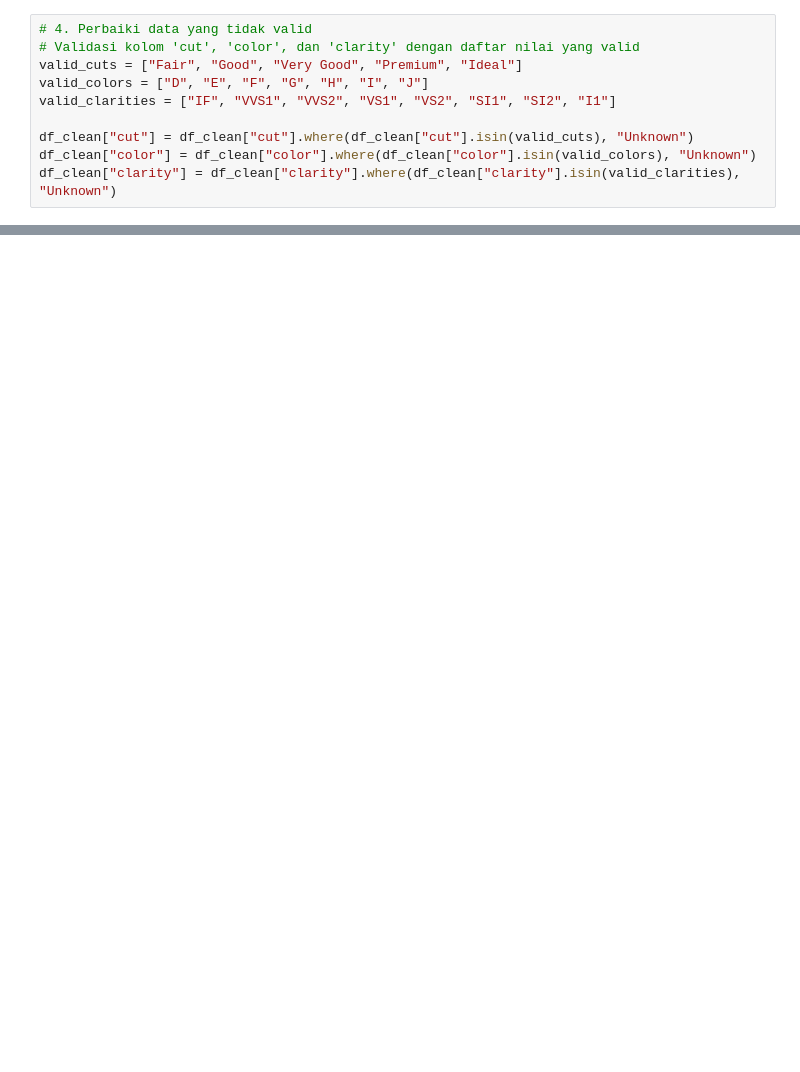
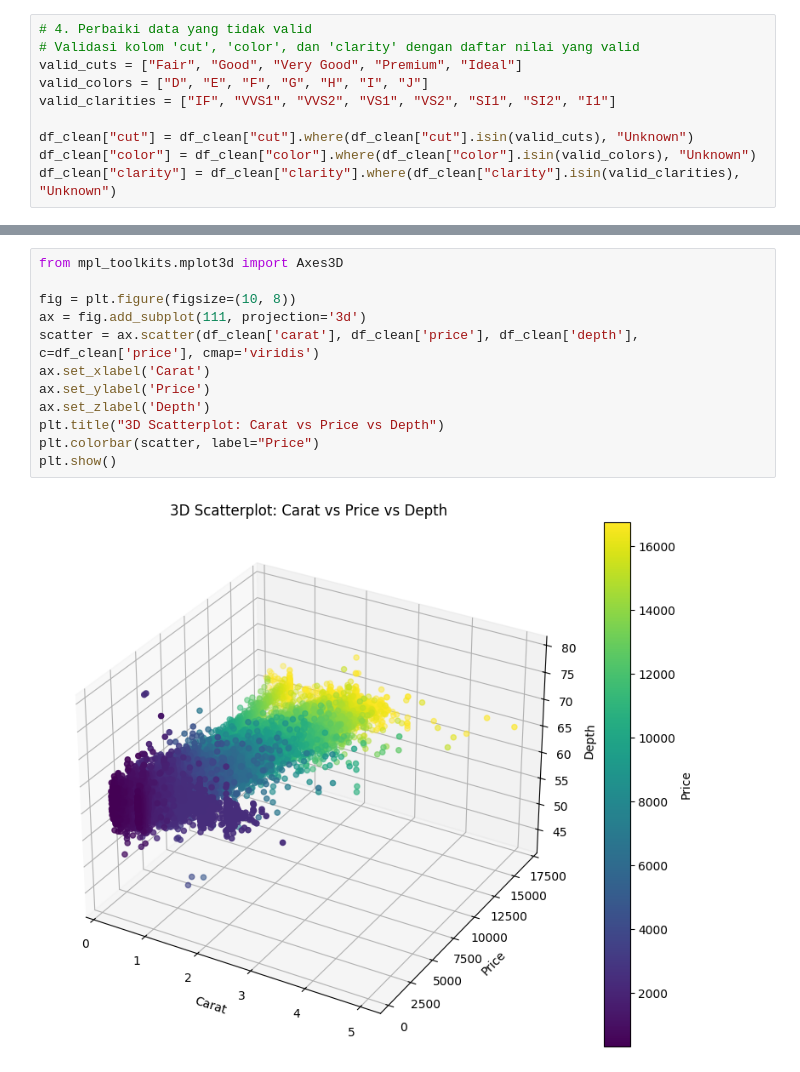
Before and after one commit to LatiefDataVisionary/eda-college-task, a Jupyter notebook: Tugas_EDA_week_8.ipynb, the cells around one changed output, grey strips where cells are left out. Drawn from its saved outputs; the diff is of its cells as text; blank space fills up the shorter version.

```diff
--- a/Tugas_EDA_week_8.ipynb
+++ b/Tugas_EDA_week_8.ipynb
@@ -194,0 +302,14 @@ files.download(output_file_clean)
+# %%
+from mpl_toolkits.mplot3d import Axes3D
+
+fig = plt.figure(figsize=(10, 8))
+ax = fig.add_subplot(111, projection='3d')
+scatter = ax.scatter(df_clean['carat'], df_clean['price'], df_clean['depth'], c=df_clean['price'], cmap='viridis')
+ax.set_xlabel('Carat')
+ax.set_ylabel('Price')
+ax.set_zlabel('Depth')
+plt.title("3D Scatterplot: Carat vs Price vs Depth")
+plt.colorbar(scatter, label="Price")
+plt.show()
+# %% [output]
+[figure, added]
```
Also changed, not shown: parts of 13 cells of this notebook.
